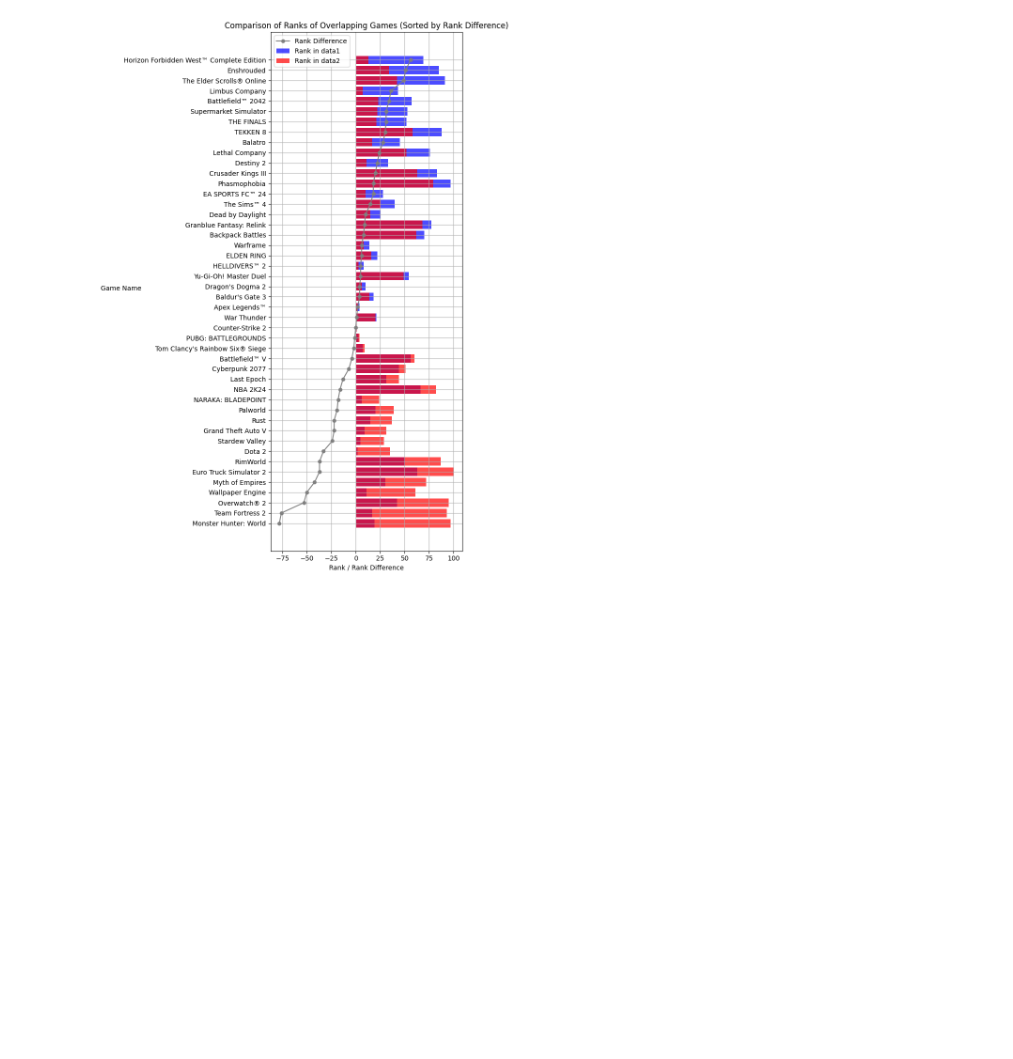
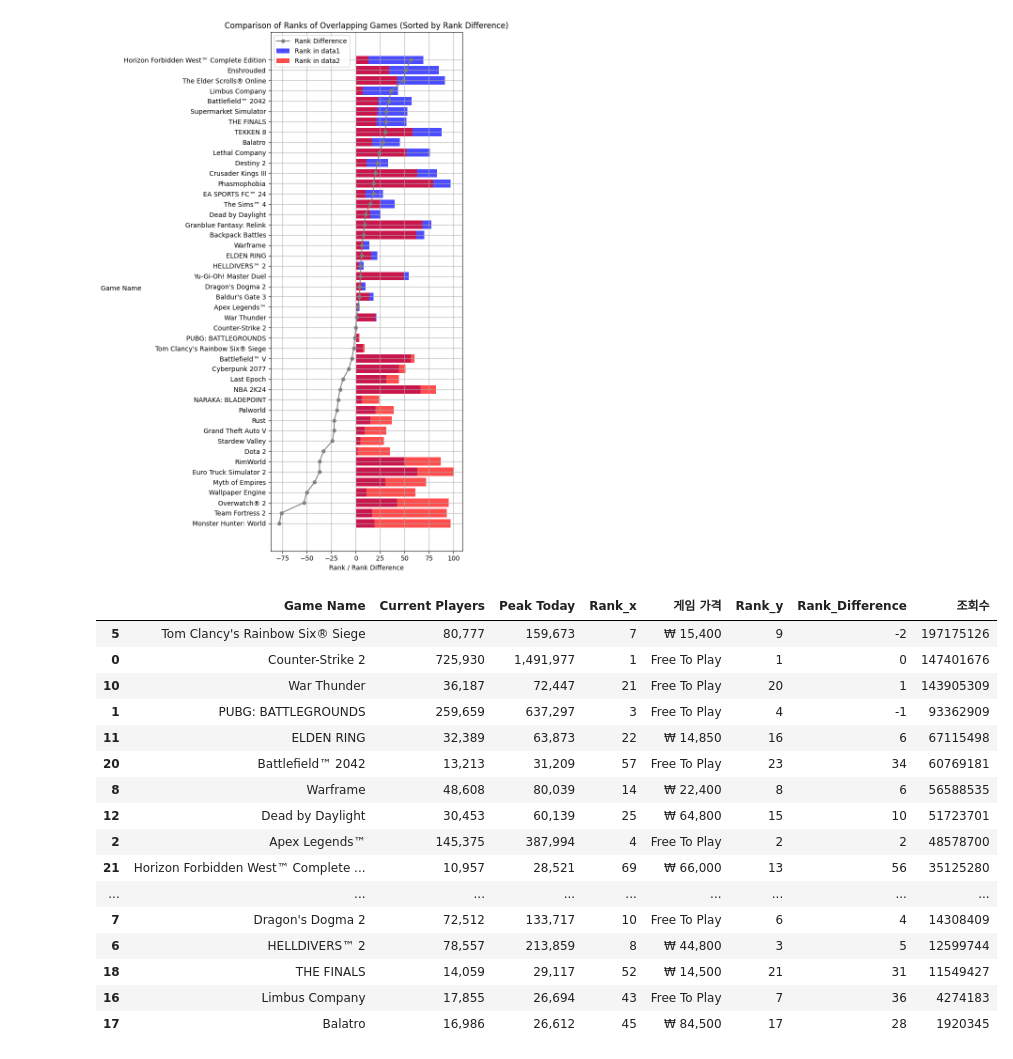
Before and after one commit to SeSAC-UE-AI/AIProject, a Jupyter notebook: Project/JYJ/steam_sellCnt.ipynb, the cells around one changed output. Drawn from its saved outputs; the diff is of its cells as text; code cells hidden in the pictures; blank space fills up the shorter version.

```diff
--- a/Project/JYJ/steam_sellCnt.ipynb
+++ b/Project/JYJ/steam_sellCnt.ipynb
@@ -308,3 +308,33 @@ plt.savefig('OverlappingGames_difference3.png', dpi=300)  # 이미지 파일로
 plt.show()
 # %% [output]
 [figure]
+# %%
+data3= pd.read_csv('youtube_games.csv')
+
+# 두 데이터프레임을 게임 이름을 기준으로 합침
+df_rankview = pd.merge(merged_data, data3, on='Game Name', how='inner')
+
+# 조회 수 큰 순으로 정렬
+df_rankview_sorted = df_rankview.sort_values(by='조회수', ascending=False)
+
+#df_rankview_sorted['조회수'] = df_rankview['조회수'].astype(int).apply(lambda x: "{:,}".format(x))
+
+df_rankview_sorted
+# %% [output]
+|  | Game Name | Current Players | Peak Today | Rank_x | 게임 가격 | Rank_y | Rank_Difference | 조회수 |
+| 5 | Tom Clancy's Rainbow Six® Siege | 80,777 | 159,673 | 7 | ₩ 15,400 | 9 | -2 | 197175126 |
+| 0 | Counter-Strike 2 | 725,930 | 1,491,977 | 1 | Free To Play | 1 | 0 | 147401676 |
+| 10 | War Thunder | 36,187 | 72,447 | 21 | Free To Play | 20 | 1 | 143905309 |
+| 1 | PUBG: BATTLEGROUNDS | 259,659 | 637,297 | 3 | Free To Play | 4 | -1 | 93362909 |
+| 11 | ELDEN RING | 32,389 | 63,873 | 22 | ₩ 14,850 | 16 | 6 | 67115498 |
+| 20 | Battlefield™ 2042 | 13,213 | 31,209 | 57 | Free To Play | 23 | 34 | 60769181 |
+| 8 | Warframe | 48,608 | 80,039 | 14 | ₩ 22,400 | 8 | 6 | 56588535 |
+| 12 | Dead by Daylight | 30,453 | 60,139 | 25 | ₩ 64,800 | 15 | 10 | 51723701 |
+| 2 | Apex Legends™ | 145,375 | 387,994 | 4 | Free To Play | 2 | 2 | 48578700 |
+| 21 | Horizon Forbidden West™ Complete ... | 10,957 | 28,521 | 69 | ₩ 66,000 | 13 | 56 | 35125280 |
+| ... | ... | ... | ... | ... | ... | ... | ... | ... |
+| 7 | Dragon's Dogma 2 | 72,512 | 133,717 | 10 | Free To Play | 6 | 4 | 14308409 |
+| 6 | HELLDIVERS™ 2 | 78,557 | 213,859 | 8 | ₩ 44,800 | 3 | 5 | 12599744 |
+| 18 | THE FINALS | 14,059 | 29,117 | 52 | ₩ 14,500 | 21 | 31 | 11549427 |
+| 16 | Limbus Company | 17,855 | 26,694 | 43 | Free To Play | 7 | 36 | 4274183 |
+| 17 | Balatro | 16,986 | 26,612 | 45 | ₩ 84,500 | 17 | 28 | 1920345 |
```
Also changed, not shown: parts of 1 cell of this notebook, 1 other file.
